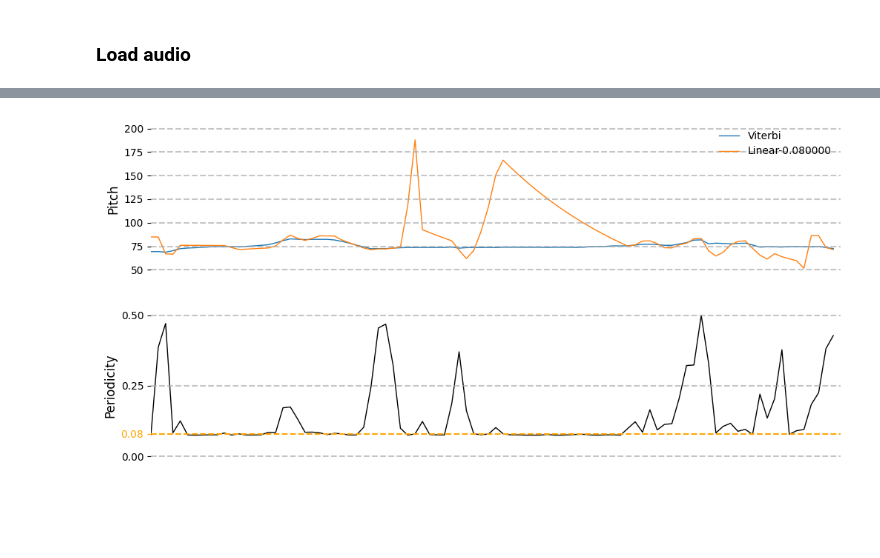
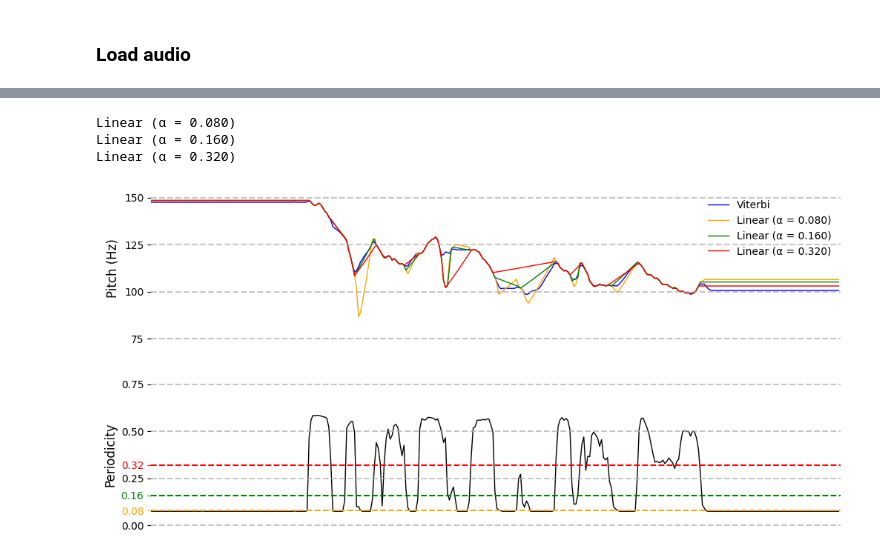
Before and after one commit to maxrmorrison/promonet, a Jupyter notebook: notebooks/figures/pitch-decoding.ipynb, the cells around one changed output, grey strips where cells are left out. Cells and saved outputs as stored; diff of their text form; code cells hidden in the pictures; blank space fills up the shorter version.

```diff
--- a/notebooks/figures/pitch-decoding.ipynb
+++ b/notebooks/figures/pitch-decoding.ipynb
@@ -16,9 +22,10 @@ ppgs.LOCAL_CHECKPOINT = f'/repos/ppgs/runs/w2v2fb/00200000.pt'
 # %% [markdown]
 ### Load audio
 # %%
-# stems = promonet.load.partition('vctk')['valid']
-# stem = stems[47]
-# promonet.load.text(promonet.CACHE_DIR / 'vctk' / f'{stem}.txt')
-audio = promonet.load.audio('/hemera-storage1/pardo/max/test-audio/ill-be-back.wav')[:, :-int(.17 * promonet.SAMPLE_RATE)]
+stems = promonet.load.partition('vctk')['valid']
+stem = random.choice(stems)
+print(stem)
+audio = promonet.load.audio(promonet.CACHE_DIR / 'vctk' / f'{stem}-100.wav')
+# audio = promonet.load.audio('/hemera-storage1/pardo/max/test-audio/ill-be-back.wav')[:, :-int(.17 * promonet.SAMPLE_RATE)]
 ipd.Audio(audio, rate=promonet.SAMPLE_RATE)
 # %% [output]
@@ -25,8 +33,6 @@ ipd.Audio(audio, rate=promonet.SAMPLE_RATE)
 [interactive output not drawn]
 # %%
-import penn
-
-def pitch_track(audio, threshold):
+def pitch_track(audio, threshold=None, decoder='argmax'):
     return penn.from_audio(
         audio,
         sample_rate=promonet.SAMPLE_RATE,
@@ -35,25 +41,23 @@ def pitch_track(audio, threshold):
         fmax=promonet.FMAX,
         batch_size=2048,
         center='half-hop',
-        decoder='argmax',
+        decoder=decoder,
         interp_unvoiced_at=threshold,
-        gpu=0)[0]
+        gpu=0)
+# %%
+pitch, periodicity = pitch_track(audio, decoder='viterbi')
 # %%
-# threshold = 0
-threshold = .08
-# threshold = .1
-# threshold = .15
-# threshold = .2
-
-key = 'Argmax' if threshold == 0 else f'Linear-{threshold:03f}'
-pitches = {
-    'Viterbi': pitch.cpu().squeeze(),
-    key: pitch_track(audio, threshold).cpu().squeeze()
-}
+pitches = {'Viterbi': pitch.cpu().squeeze()}
+thresholds = [.08, .16, .32]
+for threshold in thresholds:
+    key = 'Argmax' if threshold == 0 else f'Linear (α = {threshold:.03f})'
+    print(key)
+    pitches[key] = pitch_track(audio, threshold=threshold)[0].cpu().squeeze()
 
 figure, axes = plt.subplots(2, 1, figsize=(12, 6))
-for k, p in pitches.items():
-    axes[0].plot(p.squeeze().cpu(), linewidth=1., label=k)
+colors = ['blue', 'orange', 'green', 'red']
+for i, (k, p) in enumerate(pitches.items()):
+    axes[0].plot(p.squeeze().cpu(), linewidth=1., label=k, color=colors[i])
 axes[0].legend(frameon=False)
 ymin = min(min(val) for val in pitches.values())
 ymax = max(max(val) for val in pitches.values())
@@ -63,38 +67,48 @@ axes[0].spines['right'].set_visible(False)
 axes[0].spines['bottom'].set_visible(False)
 axes[0].spines['left'].set_visible(False)
 axes[0].set_xticks([])
 ymin = ymin // 25 * 25
 ymax = (ymax + 25) // 25 * 25
 ystep = 25 if (ymax - ymin <= 150) else 50
 yticks = torch.arange(ymin, ymax + ystep, ystep)
 axes[0].set_yticks(yticks)
 for tick in yticks:
     axes[0].hlines(tick, xmin=0., xmax=pitch.shape[-1], color='#aaaa', linestyle='--')
-axes[0].set_ylabel('Pitch', fontsize=12)
+axes[0].set_ylabel('Pitch (Hz)', fontsize=12)
 
 axes[1].plot(periodicity.squeeze().cpu(), color='black', linewidth=1.)
 ymin = periodicity.min()
 ymax = periodicity.max()
 axes[1].set_xmargin(0.)
 axes[1].spines['top'].set_visible(False)
 axes[1].spines['right'].set_visible(False)
 axes[1].spines['bottom'].set_visible(False)
 axes[1].spines['left'].set_visible(False)
 axes[1].set_xticks([])
 ymin = ymin // .25 * .25
 ymax = (ymax + .25) // .25 * .25
 ystep = .25
 yticks = set(torch.arange(ymin, ymax + ystep, ystep).tolist())
-yticks.add(threshold)
+for threshold in thresholds:
+    yticks.add(threshold)
 yticks = list(yticks)
 tickobjs = axes[1].set_yticks(yticks)
+for i, threshold in enumerate(thresholds):
+    idx = yticks.index(threshold)
+    color = colors[i + 1]
+    axes[1].get_yticklabels()[idx].set_color(color)
+    tickobjs[idx]._apply_params(color=color)
+
 for tick in yticks:
-    color = 'orange' if tick == threshold else '#aaaa'
+    if tick in thresholds:
+        color = colors[thresholds.index(tick) + 1]
+    else:
+        color = '#aaaa'
     axes[1].hlines(tick, xmin=0., xmax=periodicity.shape[-1], color=color, linestyle='--')
-idx = yticks.index(threshold)
-axes[1].get_yticklabels()[idx].set_color('orange')
-tickobjs[idx]._apply_params(color='orange')
 axes[1].set_ylabel('Periodicity', fontsize=12)
-plt.savefig(f'viterbi-{threshold:03f}.png', bbox_inches='tight', pad_inches=0, transparent=True)
+plt.savefig(f'pitch-decode.png', bbox_inches='tight', pad_inches=0, transparent=True)
 # %% [output]
+Linear (α = 0.080)
+Linear (α = 0.160)
+Linear (α = 0.320)
-[figure, old version]
+[figure, new version]
```
Also changed, not shown: parts of 3 cells of this notebook, 6 other files.
